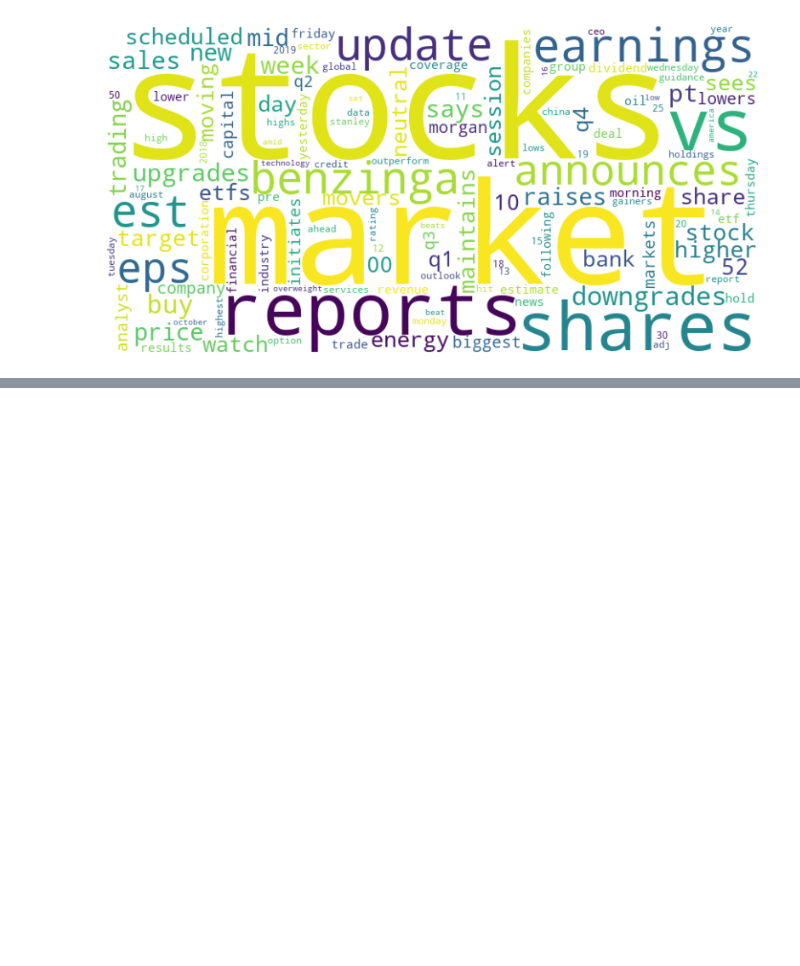
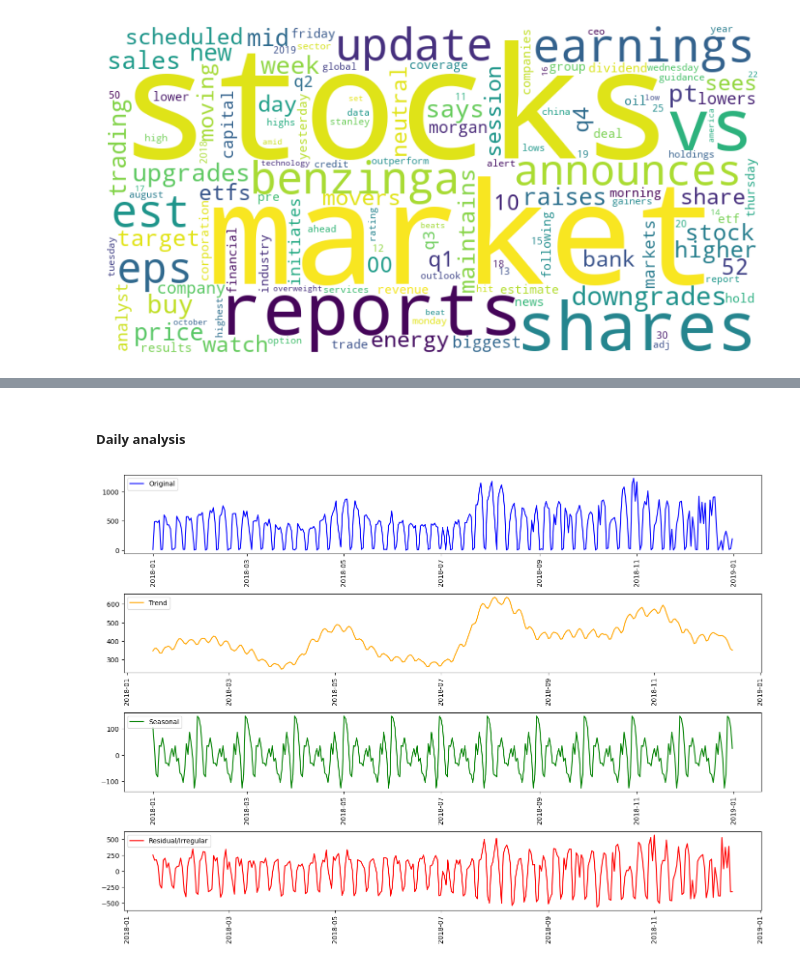
Before and after one commit to Yosef-ft/Stock_Analysis, a Jupyter notebook: notebooks/EDA.ipynb, the cells around one changed output, grey strips where cells are left out. Saved outputs shown, nothing was run; the diff lists cells and outputs as text; code cells hidden in the pictures; blank space fills up the shorter version.

```diff
--- a/notebooks/EDA.ipynb
+++ b/notebooks/EDA.ipynb
@@ -167,0 +198,6 @@ LangProcess.plot_wordCloud(word_count)
+# %% [markdown]
+##### Daily analysis
+# %%
+TSA.time_decompose(time_series_daily, 30, True)
+# %% [output]
+[figure, added]
```
Also changed, not shown: parts of 24 cells of this notebook.
